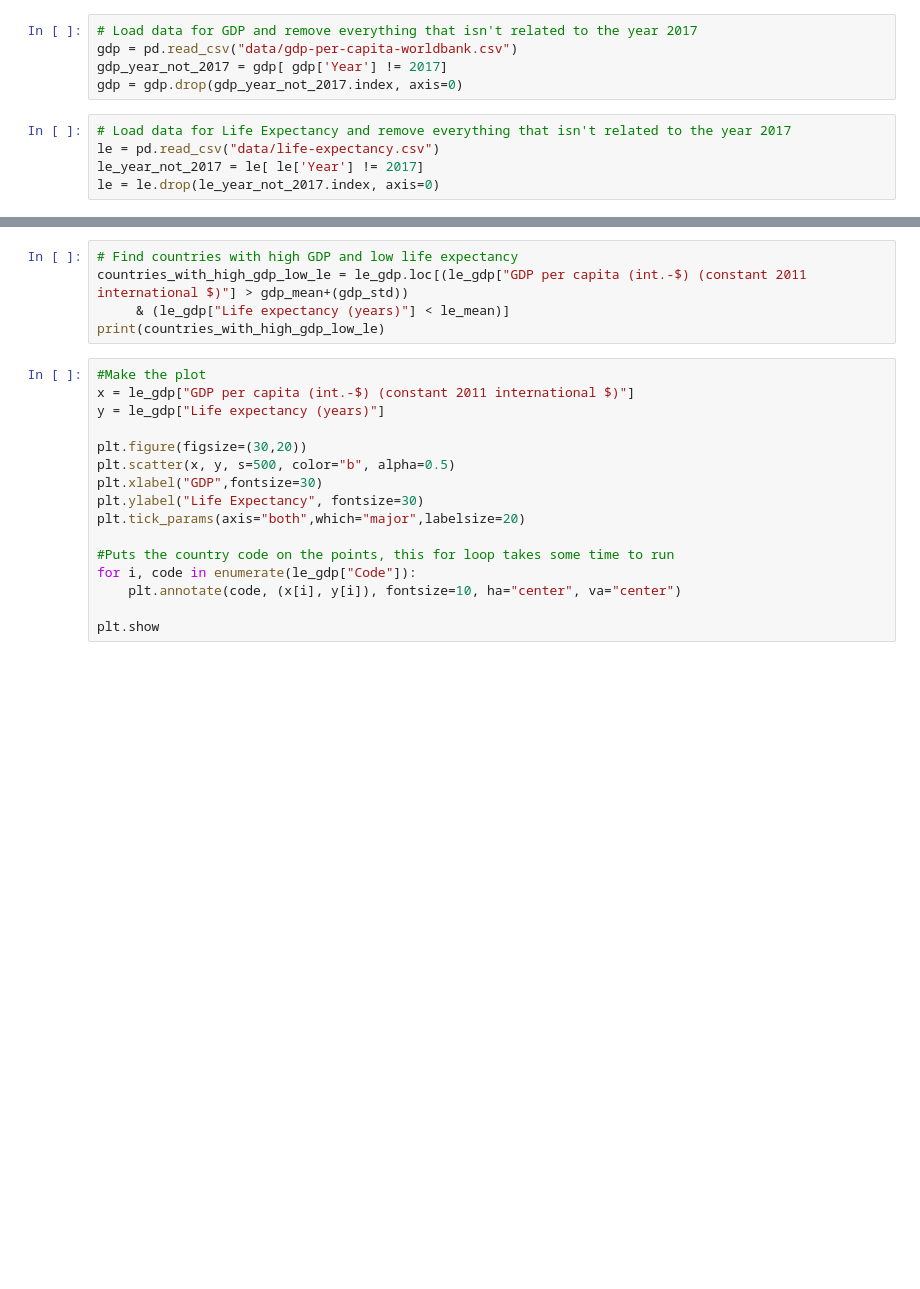
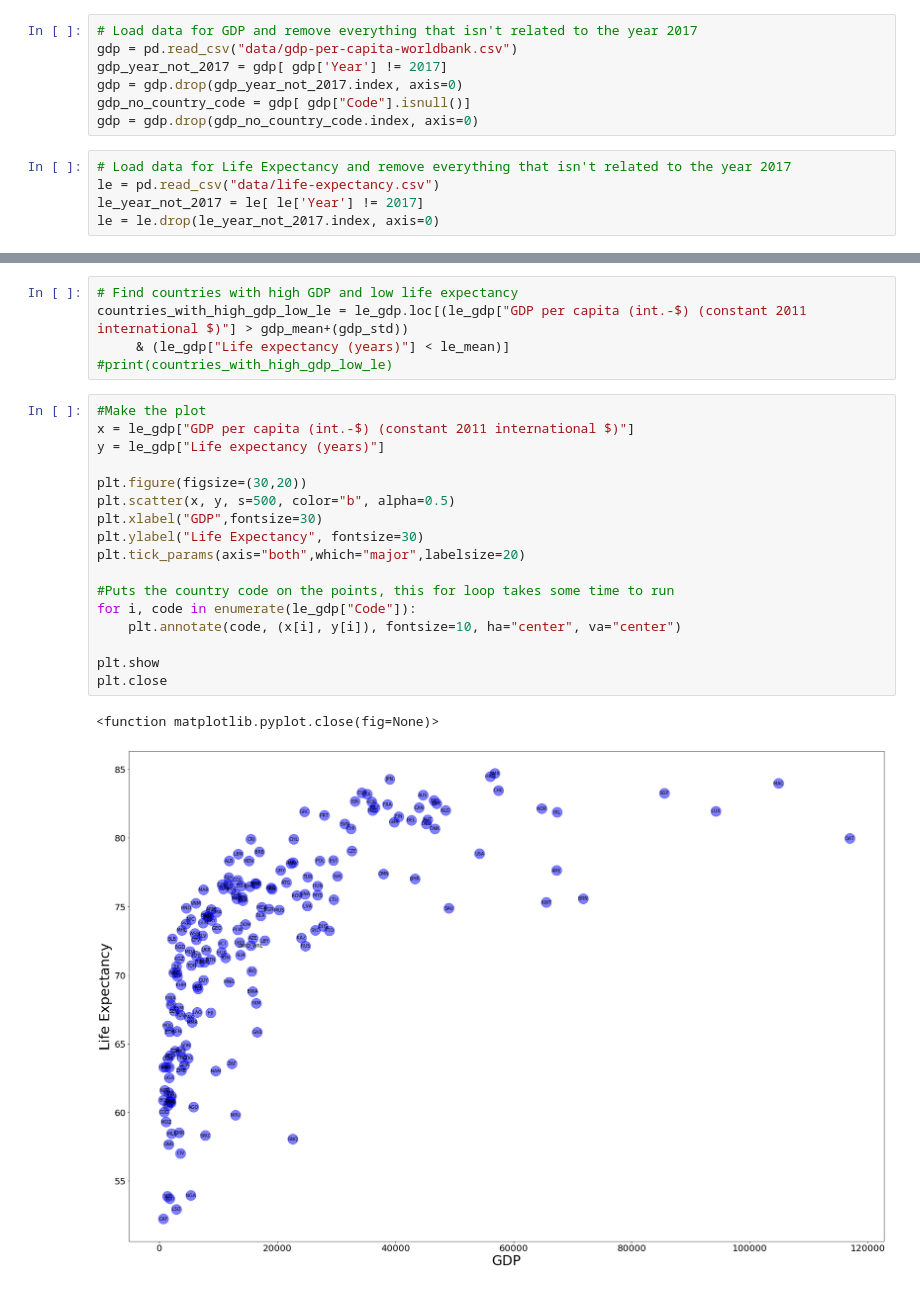
Before and after one commit to carlostling/Data-Science-Projects, a Jupyter notebook: assignment1/le_gdp.ipynb, the cells around one changed output, grey strips where cells are left out. Cells and saved outputs as stored; diff of their text form; blank space fills up the shorter version.

```diff
--- a/assignment1/le_gdp.ipynb
+++ b/assignment1/le_gdp.ipynb
@@ -7,6 +7,8 @@ import matplotlib.pyplot as plt
 gdp = pd.read_csv("data/gdp-per-capita-worldbank.csv")
 gdp_year_not_2017 = gdp[ gdp['Year'] != 2017]
 gdp = gdp.drop(gdp_year_not_2017.index, axis=0)
+gdp_no_country_code = gdp[ gdp["Code"].isnull()]
+gdp = gdp.drop(gdp_no_country_code.index, axis=0)
 # %%
 # Load data for Life Expectancy and remove everything that isn't related to the year 2017
 le = pd.read_csv("data/life-expectancy.csv")
@@ -37,23 +41,27 @@ print(countries_with_low_gdp_high_le[["Entity", "GDP per capita (int.-$) (consta
 # Find countries with high GDP and low life expectancy
 countries_with_high_gdp_low_le = le_gdp.loc[(le_gdp["GDP per capita (int.-$) (constant 2011 international $)"] > gdp_mean+(gdp_std))
      & (le_gdp["Life expectancy (years)"] < le_mean)]
-print(countries_with_high_gdp_low_le)
+#print(countries_with_high_gdp_low_le)
 # %%
 #Make the plot
 x = le_gdp["GDP per capita (int.-$) (constant 2011 international $)"]
 y = le_gdp["Life expectancy (years)"]
 
 plt.figure(figsize=(30,20))
 plt.scatter(x, y, s=500, color="b", alpha=0.5)
 plt.xlabel("GDP",fontsize=30)
 plt.ylabel("Life Expectancy", fontsize=30)
 plt.tick_params(axis="both",which="major",labelsize=20)
 
 #Puts the country code on the points, this for loop takes some time to run
 for i, code in enumerate(le_gdp["Code"]):
     plt.annotate(code, (x[i], y[i]), fontsize=10, ha="center", va="center")
 
 plt.show
+plt.close
+# %% [output]
+<function matplotlib.pyplot.close(fig=None)>
+[figure, added]
 # %%
 # Load data for PISA Test scores and remove everything that isn't related to the year 2016
 PISA = pd.read_csv("data/pisa-test-score-mean-performance-on-the-science-scale.csv")
```
Also changed, not shown: parts of 6 cells of this notebook.
